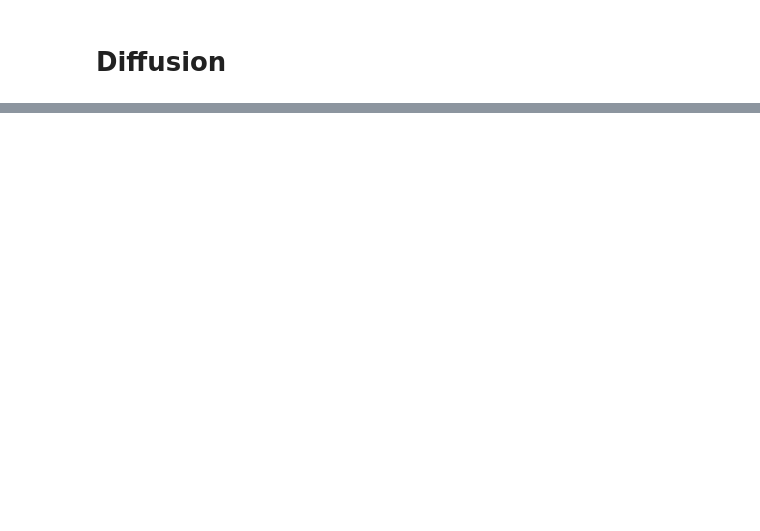
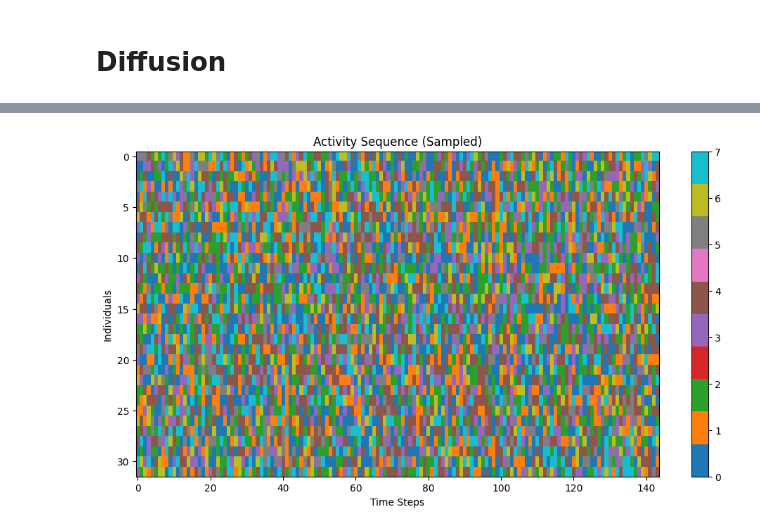
Before and after one commit to Rakin45/synth_pop_ddpm, a Jupyter notebook: ddpm.ipynb, the cells around one changed output, grey strips where cells are left out. Drawn from its saved outputs; the diff is of its cells as text; code cells hidden in the pictures; blank space fills up the shorter version.

```diff
--- a/ddpm.ipynb
+++ b/ddpm.ipynb
@@ -309,0 +393,26 @@ decoded_data.to_csv('./data/model_output.csv', index=False)
+# %%
+def map_embeddings_to_activities(embedded_sequences, embedding_layer):
+    # Get the embeddings from the embedding layer (shape: [NUM_ACTIVITIES, EMBEDDING_DIM])
+    embeddings = embedding_layer.weight.data
+
+    # Normalize embeddings to unit vectors
+    embeddings = F.normalize(embeddings, p=2, dim=1)
+
+    # Normalize each vector in the generated sequences to unit vectors
+    embedded_sequences = embedded_sequences.view(-1, EMBEDDING_DIM)
+    embedded_sequences = F.normalize(embedded_sequences, p=2, dim=1)
+
+    # Calculate dot products (shape: [num_sequences * sequence_length, NUM_ACTIVITIES])
+    dot_products = torch.matmul(embedded_sequences, embeddings.T)
+
+    # The resulting indices are the activities (shape: [num_sequences * sequence_length])
+    _, activities = torch.max(dot_products, dim=1)
+
+    return activities.view(-1, sequence_length)  # Reshape back to original shape
+# %%
+# After generating new sequences using the diffusion model
+model = TransformerWithPositionalEncoding()
+generated_sequences = diffusion.sample(model, 32, EMBEDDING_DIM)
+
+# Map the generated sequences back to discrete activities
+discrete_activities = map_embeddings_to_activities(generated_sequences, embedding_layer)
@@ -309,0 +435,4 @@ decoded_data.to_csv('./data/model_output.csv', index=False)
+# %%
+plot_image_grid(discrete_activities, title = 'Activity Sequence (Sampled)')
+# %% [output]
+[figure, added]
```
Also changed, not shown: parts of 16 cells of this notebook.
